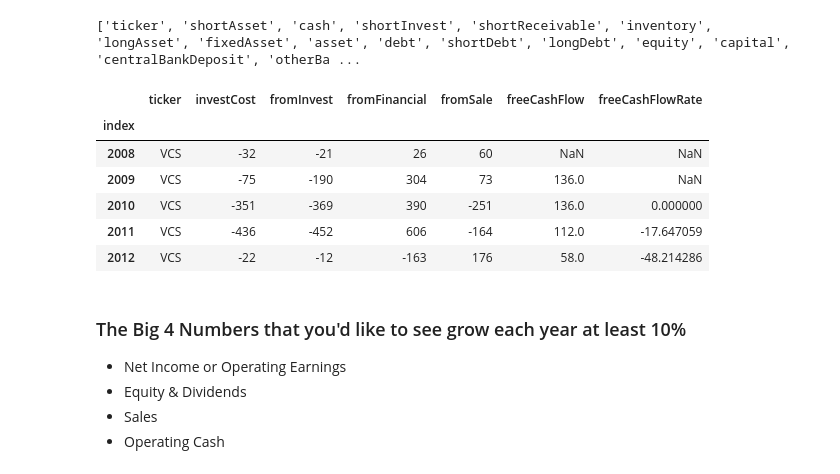
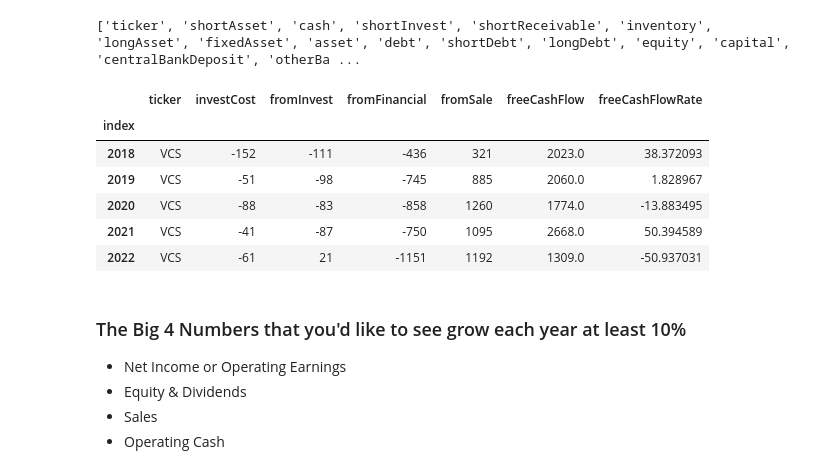
Before and after one commit to quang-g/VNStock-Analysis, a Jupyter notebook: VCS.ipynb, the cells around one changed output. Cells and saved outputs as stored; diff of their text form; code cells hidden in the pictures.

```diff
--- a/VCS.ipynb
+++ b/VCS.ipynb
@@ -74,16 +74,16 @@ print(list(BalanceSheet.columns.values))
 # %%
 CashFlow = financial_flow(symbol='VCS', report_type='cashflow', report_range='yearly')
 CashFlow = CashFlow.sort_index()
 CashFlow['freeCashFlowRate'] = CashFlow['freeCashFlow'].pct_change() * 100
-CashFlow.head(5)
+CashFlow.tail(5)
 # %% [output]
 |  | ticker | investCost | fromInvest | fromFinancial | fromSale | freeCashFlow | freeCashFlowRate |
 | index |  |  |  |  |  |  |  |
-| 2008 | VCS | -32 | -21 | 26 | 60 | NaN | NaN |
-| 2009 | VCS | -75 | -190 | 304 | 73 | 136.0 | NaN |
-| 2010 | VCS | -351 | -369 | 390 | -251 | 136.0 | 0.000000 |
-| 2011 | VCS | -436 | -452 | 606 | -164 | 112.0 | -17.647059 |
-| 2012 | VCS | -22 | -12 | -163 | 176 | 58.0 | -48.214286 |
+| 2018 | VCS | -152 | -111 | -436 | 321 | 2023.0 | 38.372093 |
+| 2019 | VCS | -51 | -98 | -745 | 885 | 2060.0 | 1.828967 |
+| 2020 | VCS | -88 | -83 | -858 | 1260 | 1774.0 | -13.883495 |
+| 2021 | VCS | -41 | -87 | -750 | 1095 | 2668.0 | 50.394589 |
+| 2022 | VCS | -61 | 21 | -1151 | 1192 | 1309.0 | -50.937031 |
 # %% [markdown]
 ### The Big 4 Numbers that you'd like to see grow each year at least 10%
 <ul>
```
Also changed, not shown: parts of 3 cells of this notebook.
